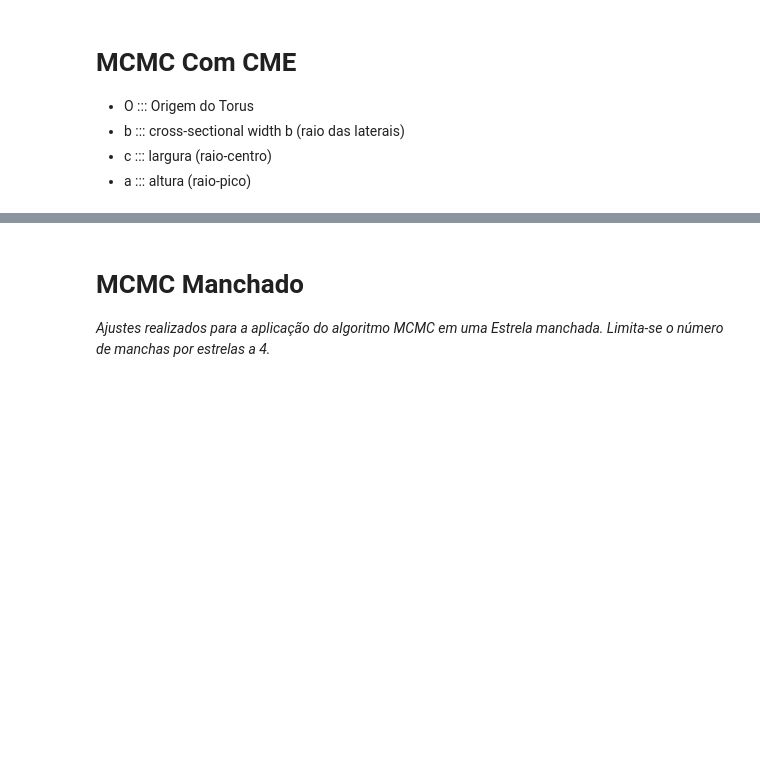
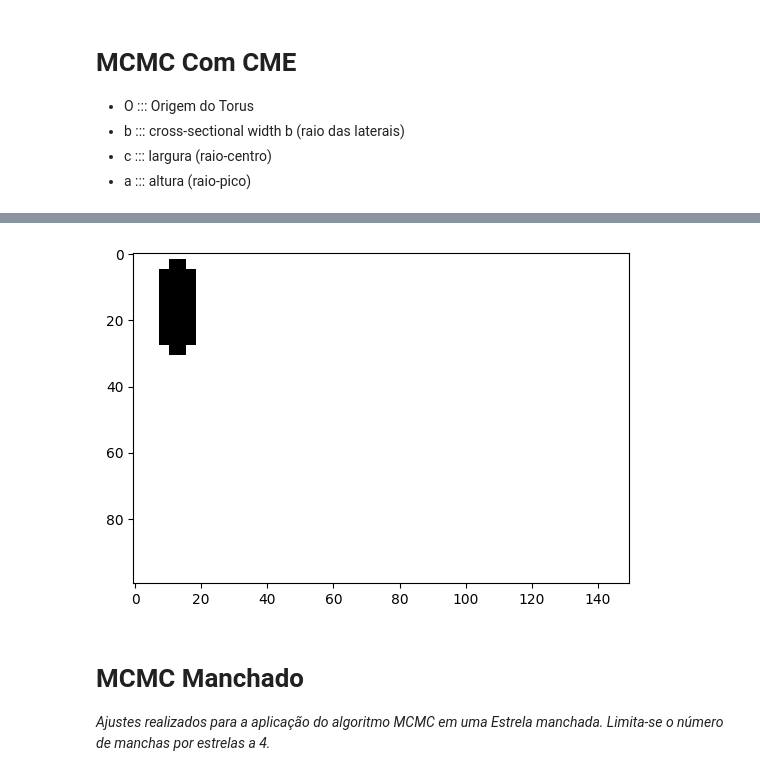
Before and after one commit to Transit-Model-CRAAM/eclipse-model-CME, a Jupyter notebook: Eclipse/main.ipynb, the cells around one changed output, grey strips where cells are left out. Drawn from its saved outputs; the diff is of its cells as text; code cells hidden in the pictures; blank space fills up the shorter version.

```diff
--- a/Eclipse/main.ipynb
+++ b/Eclipse/main.ipynb
@@ -226,3 +229,33 @@ plt.title('Matriz de Pixels do Retângulo Arredondado')
+# %%
+import numpy as np
+import matplotlib.pyplot as plt
+
+# Tamanho da matriz
+rows = 100
+cols = 150
+
+# Criar matriz de zeros
+matrix = np.zeros((rows, cols))
+
+# Definir coordenadas do retângulo
+top_left = (2, 8)
+bottom_right = (30, 18)
+
+# Preencher retângulo com 1's
+matrix[top_left[0]:bottom_right[0]+1, top_left[1]:bottom_right[1]+1] = 1
+
+# Esculpir os cantos
+radius = 3
+matrix[top_left[0]:top_left[0]+radius, top_left[1]:top_left[1]+radius] = 0
+matrix[bottom_right[0]-radius+1:bottom_right[0]+1, top_left[1]:top_left[1]+radius] = 0
+matrix[top_left[0]:top_left[0]+radius, bottom_right[1]-radius+1:bottom_right[1]+1] = 0
+matrix[bottom_right[0]-radius+1:bottom_right[0]+1, bottom_right[1]-radius+1:bottom_right[1]+1] = 0
+
+# Plotar a matriz
+plt.imshow(matrix, cmap='binary')
+plt.show()
+# %% [output]
+[figure, added]
 # %% [markdown]
 # MCMC Manchado
 _Ajustes realizados para a aplicação do algoritmo MCMC em uma Estrela manchada. Limita-se o número de manchas por estrelas a 4._
```
Also changed, not shown: parts of 1 cell of this notebook.
